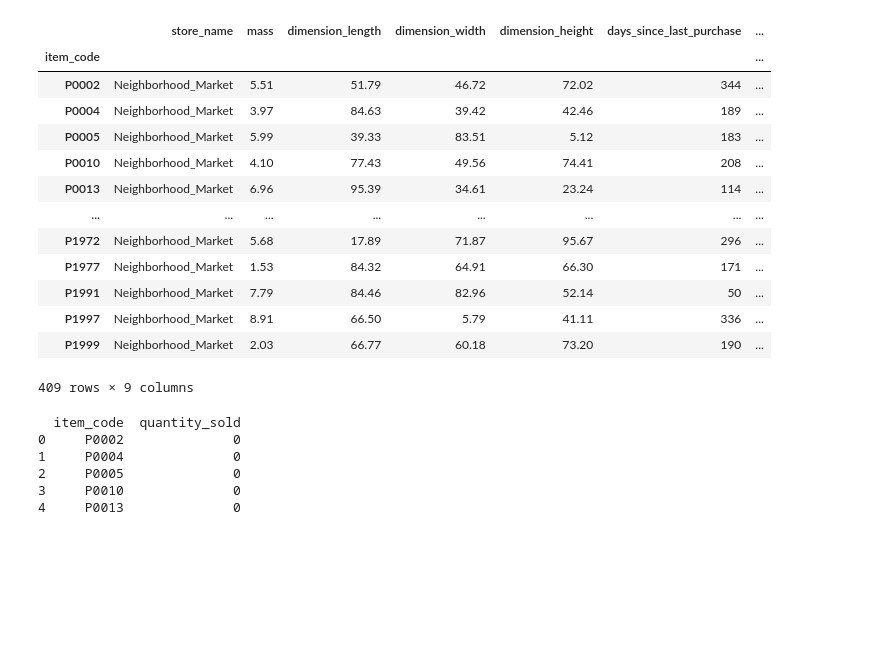
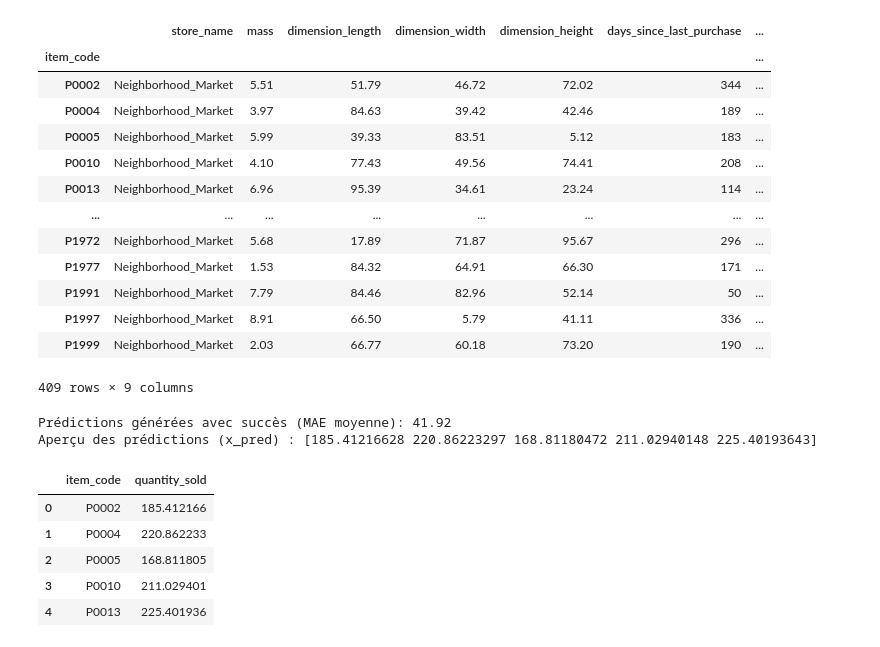
Before and after one commit to racousin/data_science_practice_2025, a Jupyter notebook: ayouboa30/module4/module4_exercise1.ipynb, the cells around one changed output. Drawn from its saved outputs; the diff is of its cells as text; code cells hidden in the pictures; blank space fills up the shorter version.

```diff
--- a/ayouboa30/module4/module4_exercise1.ipynb
+++ b/ayouboa30/module4/module4_exercise1.ipynb
@@ -299,3 +467,11 @@ np.float64(18.6498946573508)
+# %%
+
+null = data.isnull().values
+if null.any() >0 :
+    count = len(data[data.isnull().any(axis=1)])
+    proportion = count / len(data) * 100
+
+data=data.fillna(data.median(numeric_only=True))
 # %% [markdown]
 ### Generating Submission File
 # %%
@@ -323,19 +499,42 @@ df_StoreN
 df_StoreN = pd.merge(df_StoreN, df_prices, left_index=True, right_index=True, how='left')
 df_StoreN = pd.merge(df_StoreN, df_exercise, left_index=True, right_index=True, how='left')
 # %%
-_, x_pred = get_simple_baseline(data, fillna_value=-1, drop_cols=['store_name', 'last_modified'], k_fold=5, scaler='standard', model='linear', metric='mae', target_col='quantity_sold', X_data_test = df_StoreN)
+data.drop(columns=['price', 'price_x', 'price_y'], errors='ignore', inplace=True)
+df_StoreN.drop(columns=['price', 'price_x', 'price_y'], errors='ignore', inplace=True)
+df_StoreN = pd.merge(df_StoreN, df_prices, left_index=True, right_index=True, how='left')
+
+df_StoreN.drop(columns=['price'], errors='ignore', inplace=True)
+m, x_pred = get_simple_baseline(
+    data,
+    fillna_value=data.mean(numeric_only=True),
+    drop_cols=['store_name', 'last_modified'],
+    k_fold=3,
+    scaler='minmax',
+    model='linear',
+    metric='mae',
+    target_col='quantity_sold',
+    X_data_test=df_StoreN
+)
+x_pred_int = np.round(x_pred).astype(int)
+x_pred_int[x_pred_int < 0] = 0
+
+print(f"Prédictions générées avec succès (MAE moyenne): {m:.2f}")
+print("Aperçu des prédictions (x_pred) :", x_pred[:5])
+# %% [output]
+Prédictions générées avec succès (MAE moyenne): 41.92
+Aperçu des prédictions (x_pred) : [185.41216628 220.86223297 168.81180472 211.02940148 225.40193643]
 # %%
 submission = pd.DataFrame({
     'item_code': df_StoreN.index,
-    'quantity_sold': 0 # your_prediction
+    'quantity_sold': x_pred # your_prediction
 })
 
 submission.to_csv('submission.csv', index=False, sep=',')
 submission.head()
 # %% [output]
-  item_code  quantity_sold
-0     P0002              0
-1     P0004              0
-2     P0005              0
-3     P0010              0
-4     P0013              0
+|  | item_code | quantity_sold |
+| 0 | P0002 | 185.412166 |
+| 1 | P0004 | 220.862233 |
+| 2 | P0005 | 168.811805 |
+| 3 | P0010 | 211.029401 |
+| 4 | P0013 | 225.401936 |
```
Also changed, not shown: parts of 15 cells of this notebook, 1 other file.
